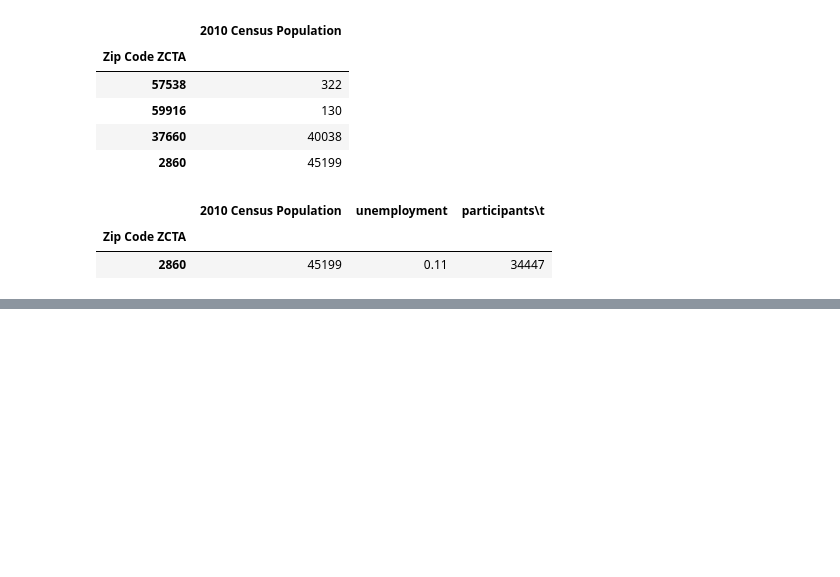
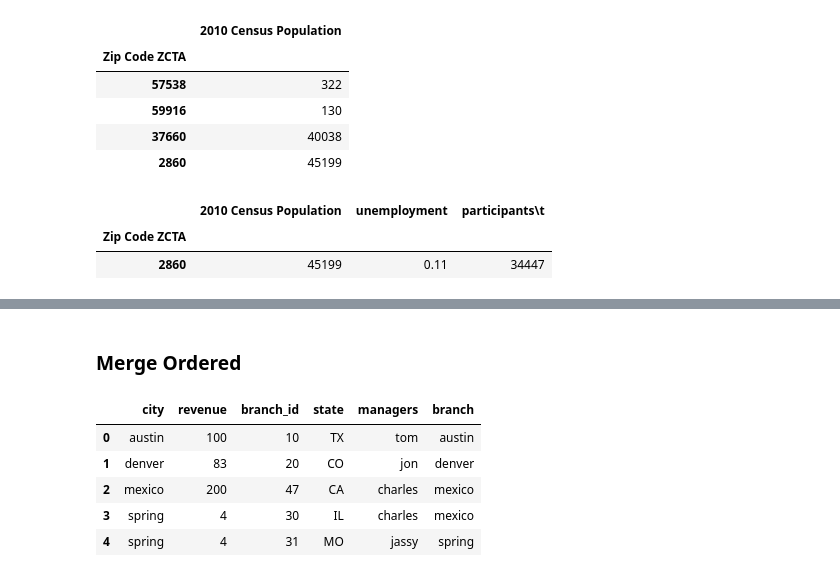
Before and after one commit to YousraMashkoor/DataAnalysis-using-Python, a Jupyter notebook: DA2_chapter2.ipynb, the cells around one changed output, grey strips where cells are left out. Saved outputs shown, nothing was run; the diff lists cells and outputs as text; code cells hidden in the pictures; blank space fills up the shorter version.

```diff
--- a/DA2_chapter2.ipynb
+++ b/DA2_chapter2.ipynb
@@ -628,0 +837,11 @@ population.join(unemployment, on='Zip Code ZCTA', how='inner')
+# %% [markdown]
+### Merge Ordered
+# %%
+pd.merge_ordered(revenue, managers, fill_method="ffill")
+# %% [output]
+|  | city | revenue | branch_id | state | managers | branch |
+| 0 | austin | 100 | 10 | TX | tom | austin |
+| 1 | denver | 83 | 20 | CO | jon | denver |
+| 2 | mexico | 200 | 47 | CA | charles | mexico |
+| 3 | spring | 4 | 30 | IL | charles | mexico |
+| 4 | spring | 4 | 31 | MO | jassy | spring |
```
Also changed, not shown: parts of 29 cells of this notebook.
